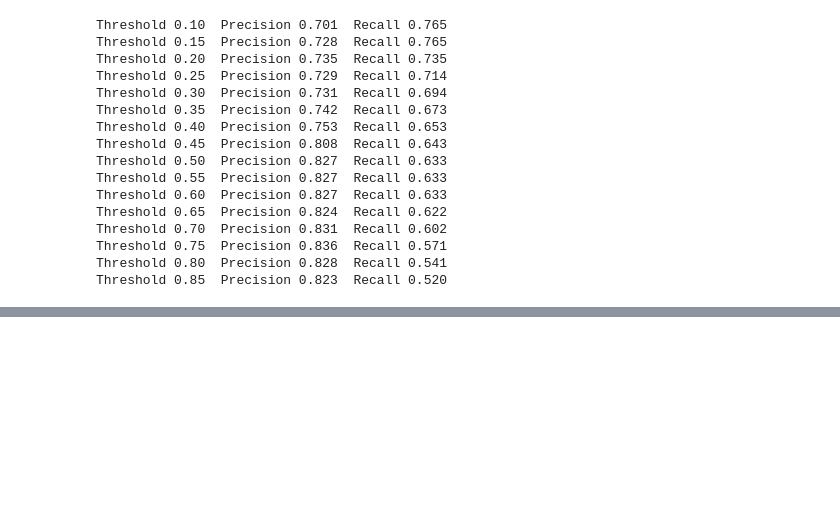
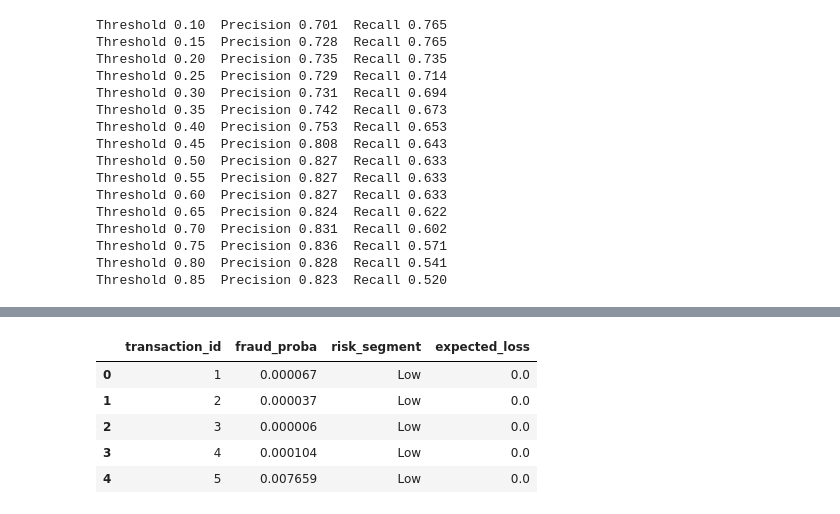
Before and after one commit to vegaFlex/fraud-risk-ml, a Jupyter notebook: notebooks/01_eda.ipynb, the cells around one changed output, grey strips where cells are left out. Drawn from its saved outputs; the diff is of its cells as text; code cells hidden in the pictures; blank space fills up the shorter version.

```diff
--- a/notebooks/01_eda.ipynb
+++ b/notebooks/01_eda.ipynb
@@ -152,0 +200,32 @@ Threshold 0.85  Precision 0.823  Recall 0.520
+# %%
+BUSINESS_THRESHOLD = 0.15
+
+risk_df = X_test.copy()
+risk_df = risk_df.reset_index(drop=True)
+
+risk_df["transaction_id"] = risk_df.index + 1
+risk_df["fraud_proba"] = y_pred_proba
+
+risk_df["predicted_fraud"] = (risk_df["fraud_proba"] > BUSINESS_THRESHOLD).astype(int)
+
+risk_df["expected_loss"] = np.where(
+    risk_df["predicted_fraud"] == 1,
+    COST_FP,
+    np.where(y_test.reset_index(drop=True) == 1, risk_df["Amount"], 0.0)
+)
+
+risk_df["risk_segment"] = pd.cut(
+    risk_df["fraud_proba"],
+    bins=[0.0, 0.15, 0.40, 0.70, 1.0],
+    labels=["Low", "Medium", "High", "Critical"],
+    include_lowest=True
+)
+
+risk_df[["transaction_id", "fraud_proba", "risk_segment", "expected_loss"]].head()
+# %% [output]
+|  | transaction_id | fraud_proba | risk_segment | expected_loss |
+| 0 | 1 | 0.000067 | Low | 0.0 |
+| 1 | 2 | 0.000037 | Low | 0.0 |
+| 2 | 3 | 0.000006 | Low | 0.0 |
+| 3 | 4 | 0.000104 | Low | 0.0 |
+| 4 | 5 | 0.007659 | Low | 0.0 |
```
Also changed, not shown: parts of 1 cell of this notebook.
